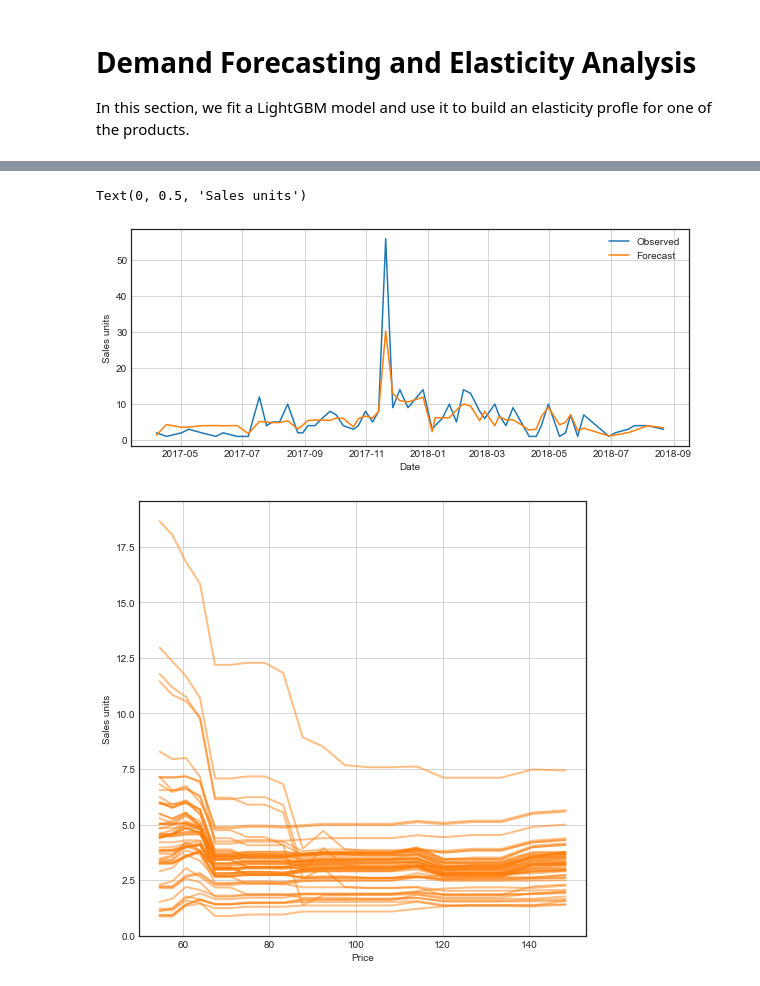
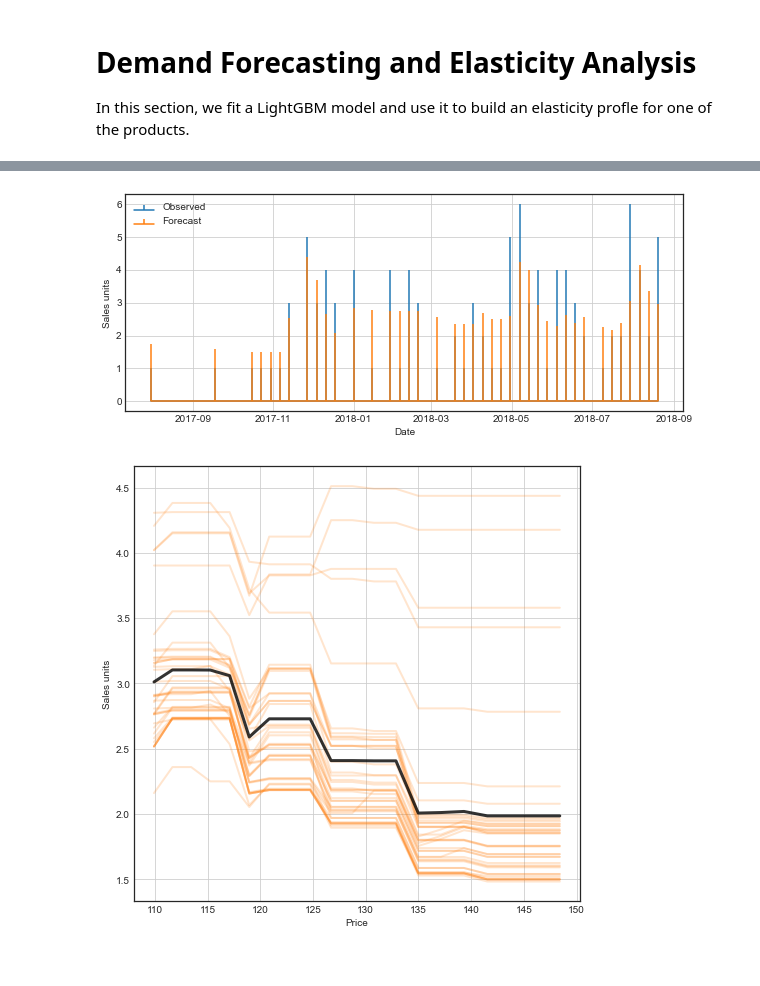
Before and after one commit to ikatsov/tensor-house, a Jupyter notebook: demand-forecasting/demand-regression-elasticity.ipynb, the cells around one changed output, grey strips where cells are left out. Saved outputs shown, nothing was run; the diff lists cells and outputs as text; code cells hidden in the pictures.

Commit message:
Updating the price elasticity notebook

```diff
--- a/demand-forecasting/demand-regression-elasticity.ipynb
+++ b/demand-forecasting/demand-regression-elasticity.ipynb
@@ -274,12 +276,10 @@ Unique products: 1012
 # %%
 #
 # Filter 3:
-# - Products that changed their price at least three times
-# - Each of these prices has at least four days of sales
+# - Products that changed their price at least 6 times
+# - Products that had sales for at least 15 weeks
 #
-df_active_moving_products = df_active_nonlumpy_weekly.groupby(['product_id', 'price']).agg(n_days = ('date', 'nunique')).query('n_days >= 4').reset_index()
-
-df_active_variable_products = df_active_moving_products.groupby('product_id').agg(n_prices = ('price', 'nunique')).query('n_prices >= 3')
+df_active_variable_products = df_active_nonlumpy_weekly.groupby('product_id').agg(n_prices = ('price', 'nunique'), n_weeks = ('date', 'nunique')).query('n_prices >= 6 & n_weeks >= 15')
 df_active_variable = df_active_nonlumpy_weekly[df_active_nonlumpy_weekly['product_id'].isin(df_active_variable_products.index)]
 
 df_active_variable = df_active_variable.merge(items, on='product_id', how='left')
@@ -311,13 +311,15 @@ In this section, we fit a LightGBM model and use it to build an elasticity profl
 #
 # Features
 #
-X = df_active_variable[['product_id', 'category_id', 'date', 'price']]
-y = df_active_variable[['sales_units']]
+df_tmp = df_active_variable.groupby(['product_id'])['sales_units'].shift(1).rolling(1).mean().reset_index()
+df_lags = df_active_variable.join(df_tmp.rename(columns={'sales_units':'sales_lag'}).drop(columns=['index']))
+
+X = df_lags[['product_id', 'category_id', 'date', 'price', 'sales_lag']]
+y = df_lags[['sales_units']]
 
 X['year'] = pd.to_datetime(X['date']).dt.year
 X['month'] = pd.to_datetime(X['date']).dt.month
 X['week'] = pd.to_datetime(X['date']).dt.isocalendar().week.astype(np.int32)
-X['day_of_week'] = pd.to_datetime(X['date']).dt.dayofweek
 X['price_log'] = np.log(X['price'])
 X.drop(columns=['date', 'price'], inplace=True)
 
@@ -326,8 +328,8 @@ X_train, X_test, y_train, y_test = train_test_split(X, y, test_size=0.2, random_
 params = {
     'boosting_type': 'gbdt',
     'objective': 'mse',
-    'metric': 'mape',
-    'num_leaves': 8,
+    'metric': ['mse', 'mape'],
+    'num_leaves': 12,
     'learning_rate': 0.05,
     'verbosity': -1
 }
@@ -340,7 +342,7 @@ model = lightgbm.train(
               params = params,
               train_set = ds_train,
               valid_sets = [ds_train, ds_test],
-              num_boost_round = 300,
+              num_boost_round = 200,
               evals_result = evals_result,
               verbose_eval = False,
 )
@@ -350,5 +352,6 @@ lightgbm.plot_metric(evals_result, metric='mape', ax=ax[0])
 lightgbm.plot_importance(model, ax=ax[1])
 plt.tight_layout()
 
+plt.savefig('features.pdf')
 plt.show()
 # %% [output]
@@ -374,5 +359,5 @@ print_df(X.query('product_id == 339'), rows=10)
 # %%
-product_id = 339
+product_id = 216
 
 #
 # Visuaize the in-sample demand forecast
@@ -384,37 +369,47 @@ sales_units = df_active_variable.query('product_id == @product_id')
 forecast = X_validate.copy()
 forecast['sales_units_hat'] = sales_units_hat
 forecast['sales_units'] = sales_units['sales_units']
 forecast['price'] = sales_units['price']
 forecast['date'] = sales_units['date']
 
 fig, ax = plt.subplots(1, figsize=(10, 4))
-ax.plot(forecast['date'], forecast['sales_units'], label='Observed')
-ax.plot(forecast['date'], forecast['sales_units_hat'], label='Forecast')
+ax.stem(forecast['date'], forecast['sales_units'], linefmt='C0', markerfmt='none', basefmt='C0', label='Observed')
+ax.stem(forecast['date'], forecast['sales_units_hat'], linefmt='C1', markerfmt='none', basefmt='C1', label='Forecast')
 ax.legend()
 ax.set_xlabel('Date')
 ax.set_ylabel('Sales units')
 ax.grid(True)
 
+plt.savefig('demand.pdf')
+
 #
 # Visualizing the price elasticty function
 #
 fig, ax = plt.subplots(1, figsize=(8, 8))
+
+item_log_prices = X.query('product_id == @product_id')['price_log']
+price_logs = np.linspace(item_log_prices.min(), np.ceil(item_log_prices.max()), 20)
+market_responses = []
 for x in np.array(X.query('product_id == @product_id')):
     X_validate = []
-    for price_log in np.linspace(4, 5, 20):
+    for price_log in price_logs:
         X_validate.append(x.copy())
         X_validate[-1][-1] = price_log
 
     X_validate = np.array(X_validate)
 
     sales_units_hat = model.predict(X_validate)
+    market_responses.append(sales_units_hat)
 
-    ax.plot(np.exp(X_validate[:, -1]), sales_units_hat, color='C1', linewidth=2, alpha=0.5)
+    ax.plot(np.exp(price_logs), sales_units_hat, color='C1', linewidth=2, alpha=0.2)
+
+ax.plot(np.exp(price_logs), np.mean(market_responses, axis=0), color='k', linewidth=3, alpha=0.8)
 
 ax.grid(True)
 ax.set_xlabel('Price')
 ax.set_ylabel('Sales units')
+
+plt.savefig('response.pdf')
 # %% [output]
-Text(0, 0.5, 'Sales units')
-[figure, old version]
+[figure, new version]
-[figure, old version]
+[figure, new version]
```
Also changed, not shown: parts of 4 cells of this notebook.
